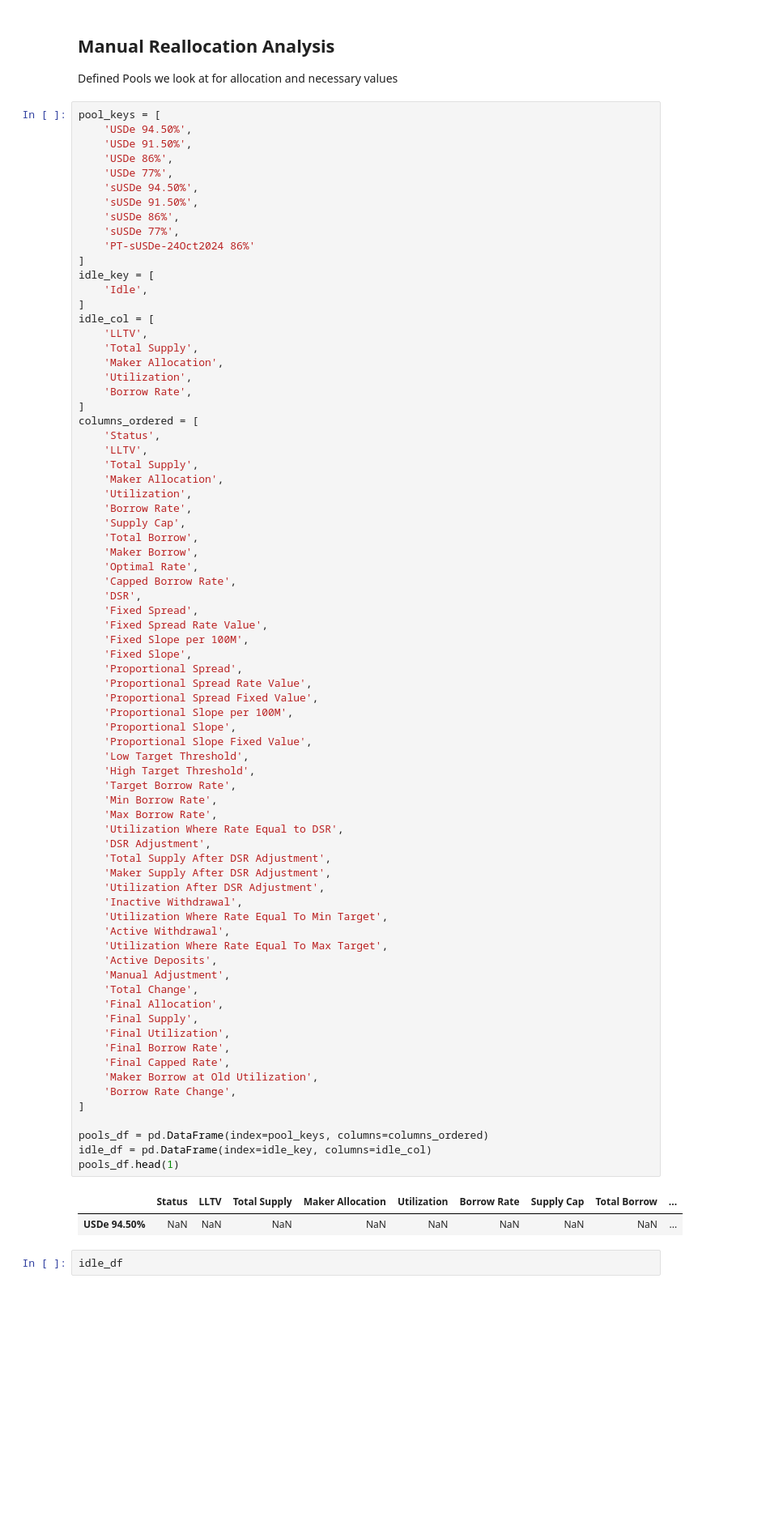
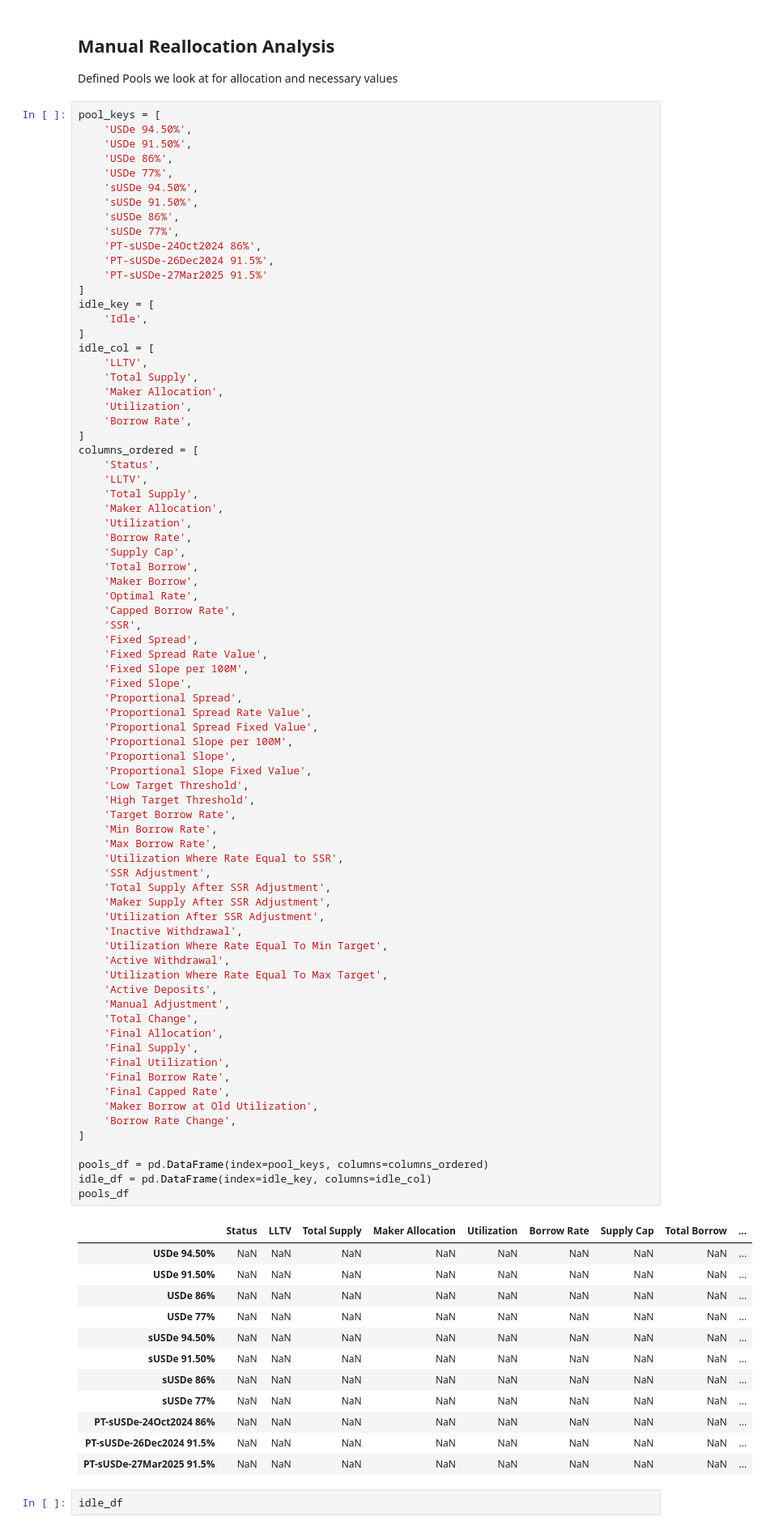
Before and after one commit to lavanic99/morpho_allocation, a Jupyter notebook: morpho_reallocation.ipynb, the cells around one changed output. Shown: that part at 81% size. Cells and saved outputs as stored; diff of their text form; blank space fills up the shorter version.

Commit message:
Update
- Changed base rate from DSR to SSR
- Added the December and March PT-sUSDe pools
- Updated vault benchmarks with new values
- Updated JSON script to return values for the new pools

```diff
--- a/morpho_reallocation.ipynb
+++ b/morpho_reallocation.ipynb
@@ -32,7 +32,9 @@ pool_keys = [
     'sUSDe 91.50%',
     'sUSDe 86%',
     'sUSDe 77%',
-    'PT-sUSDe-24Oct2024 86%'
+    'PT-sUSDe-24Oct2024 86%',
+    'PT-sUSDe-26Dec2024 91.5%',
+    'PT-sUSDe-27Mar2025 91.5%'
 ]
 idle_key = [
     'Idle',
@@ -56,7 +58,7 @@ columns_ordered = [
     'Maker Borrow',
     'Optimal Rate',
     'Capped Borrow Rate',
-    'DSR',
+    'SSR',
     'Fixed Spread',
     'Fixed Spread Rate Value',
     'Fixed Slope per 100M',
@@ -66,39 +68,49 @@ columns_ordered = [
     'Proportional Spread Fixed Value',
     'Proportional Slope per 100M',
     'Proportional Slope',
     'Proportional Slope Fixed Value',
     'Low Target Threshold',
     'High Target Threshold',
     'Target Borrow Rate',
     'Min Borrow Rate',
     'Max Borrow Rate',
-    'Utilization Where Rate Equal to DSR',
-    'DSR Adjustment',
-    'Total Supply After DSR Adjustment',
-    'Maker Supply After DSR Adjustment',
-    'Utilization After DSR Adjustment',
+    'Utilization Where Rate Equal to SSR',
+    'SSR Adjustment',
+    'Total Supply After SSR Adjustment',
+    'Maker Supply After SSR Adjustment',
+    'Utilization After SSR Adjustment',
     'Inactive Withdrawal',
     'Utilization Where Rate Equal To Min Target',
     'Active Withdrawal',
     'Utilization Where Rate Equal To Max Target',
     'Active Deposits',
     'Manual Adjustment',
     'Total Change',
     'Final Allocation',
     'Final Supply',
     'Final Utilization',
     'Final Borrow Rate',
     'Final Capped Rate',
     'Maker Borrow at Old Utilization',
     'Borrow Rate Change',
 ]
 
 pools_df = pd.DataFrame(index=pool_keys, columns=columns_ordered)
 idle_df = pd.DataFrame(index=idle_key, columns=idle_col)
-pools_df.head(1)
+pools_df
 # %% [output]
 |  | Status | LLTV | Total Supply | Maker Allocation | Utilization | Borrow Rate | Supply Cap | Total Borrow | ... |
 | USDe 94.50% | NaN | NaN | NaN | NaN | NaN | NaN | NaN | NaN | ... |
+| USDe 91.50% | NaN | NaN | NaN | NaN | NaN | NaN | NaN | NaN | ... |
+| USDe 86% | NaN | NaN | NaN | NaN | NaN | NaN | NaN | NaN | ... |
+| USDe 77% | NaN | NaN | NaN | NaN | NaN | NaN | NaN | NaN | ... |
+| sUSDe 94.50% | NaN | NaN | NaN | NaN | NaN | NaN | NaN | NaN | ... |
+| sUSDe 91.50% | NaN | NaN | NaN | NaN | NaN | NaN | NaN | NaN | ... |
+| sUSDe 86% | NaN | NaN | NaN | NaN | NaN | NaN | NaN | NaN | ... |
+| sUSDe 77% | NaN | NaN | NaN | NaN | NaN | NaN | NaN | NaN | ... |
+| PT-sUSDe-24Oct2024 86% | NaN | NaN | NaN | NaN | NaN | NaN | NaN | NaN | ... |
+| PT-sUSDe-26Dec2024 91.5% | NaN | NaN | NaN | NaN | NaN | NaN | NaN | NaN | ... |
+| PT-sUSDe-27Mar2025 91.5% | NaN | NaN | NaN | NaN | NaN | NaN | NaN | NaN | ... |
 # %%
 idle_df
 # %% [output]
```
Also changed, not shown: parts of 17 cells of this notebook, 3 other files.
